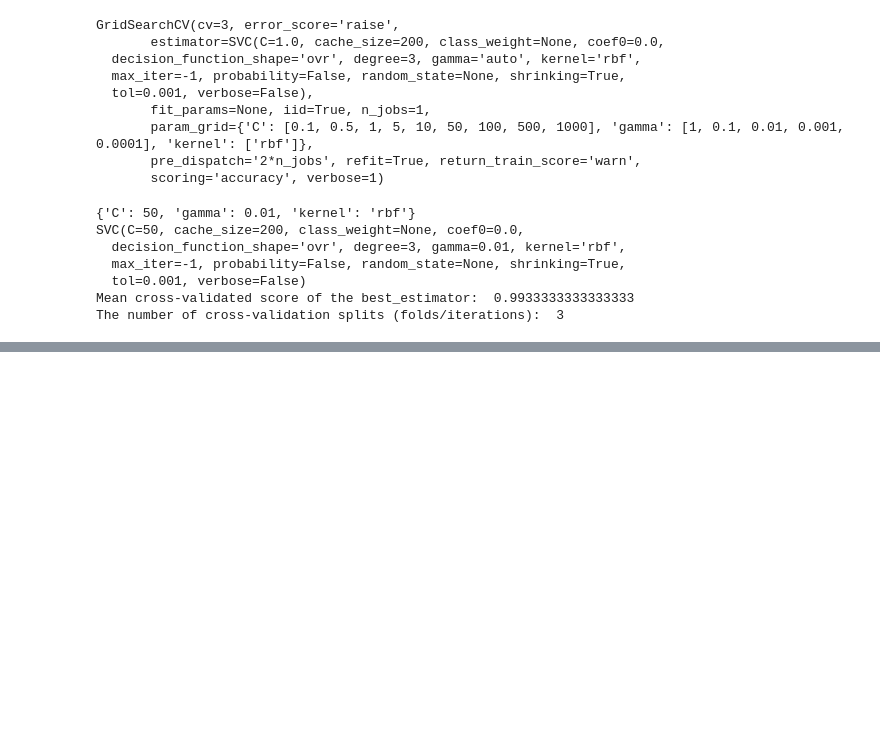
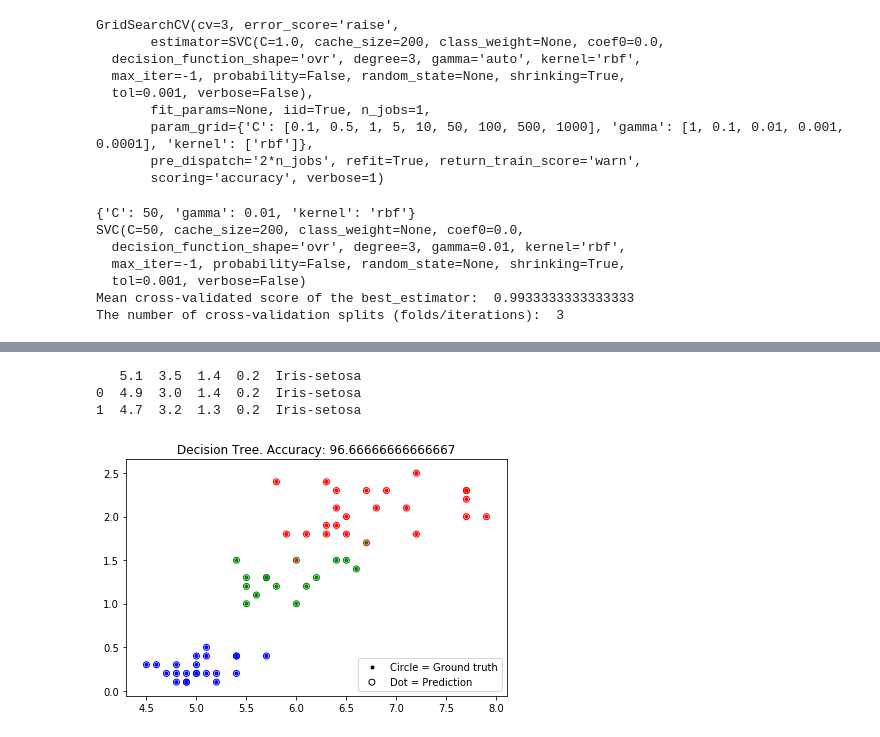
Before and after one commit to lluidesia/my-data-science-study-jam, a Jupyter notebook: IRIS/Iris.ipynb, the cells around one changed output, grey strips where cells are left out. Saved outputs shown, nothing was run; the diff lists cells and outputs as text; code cells hidden in the pictures; blank space fills up the shorter version.

```diff
--- a/IRIS/Iris.ipynb
+++ b/IRIS/Iris.ipynb
@@ -162,0 +197,7 @@ The number of cross-validation splits (folds/iterations):  3
+# %%
+iris = pd.read_csv("iris.data.txt") #load the dataset
+print(iris[0:2])
+# %% [output]
+   5.1  3.5  1.4  0.2  Iris-setosa
+0  4.9  3.0  1.4  0.2  Iris-setosa
+1  4.7  3.2  1.3  0.2  Iris-setosa
@@ -162,0 +207,45 @@ The number of cross-validation splits (folds/iterations):  3
+# %%
+from sklearn.metrics import accuracy_score
+import numpy as np
+import matplotlib.pyplot as plt
+from matplotlib.colors import ListedColormap
+
+#fig = plt.figure(figsize=(15,20))
+
+def run_model(model, alg_name, plot_index):
+    fig = plt.figure(figsize=(15,20))
+    # build the model on training data
+    model.fit(X_train, y_train)
+
+    # make predictions for test data
+    y_pred = model.predict(X_test)
+    # calculate the accuracy score
+    accuracy =  accuracy_score(y_test, y_pred) * 100
+
+    # Compare the prediction result with ground truth
+    color_code = {'Iris-virginica':'red', 'Iris-setosa':'blue', 'Iris-versicolor':'green'}
+
+    # plt.figure(plot_index)
+    ax = fig.add_subplot(4,2,plot_index)
+    colors = [color_code[x] for x in y_test.iloc[:,0]]
+    ax.scatter(X_test.iloc[:,0], X_test.iloc[:,3], color=colors, marker='.', label='Circle = Ground truth')
+    colors = [color_code[x] for x in y_pred]
+    ax.scatter(X_test.iloc[:, 0], X_test.iloc[:,3], color=colors, marker='o', facecolors='none', label='Dot = Prediction')
+
+    #plt.axes([0.65, 0.65, 0.2, 0.2])
+    ax.legend(loc="lower right")
+    # manually set legend color to black
+    leg = plt.gca().get_legend()
+    leg.legendHandles[0].set_color('black')
+    leg.legendHandles[1].set_color('black')
+    leg.legendHandles[1].set_facecolors('none')
+
+    ax.set_title(alg_name + ". Accuracy: " + str(accuracy))
+# %%
+# ---- Decision Tree -----------
+from sklearn import tree
+
+model = tree.DecisionTreeClassifier(criterion='entropy', max_depth=5)
+run_model(model, "Decision Tree", 1)
+# %% [output]
+[figure, added]
```
Also changed, not shown: parts of 10 cells of this notebook.
